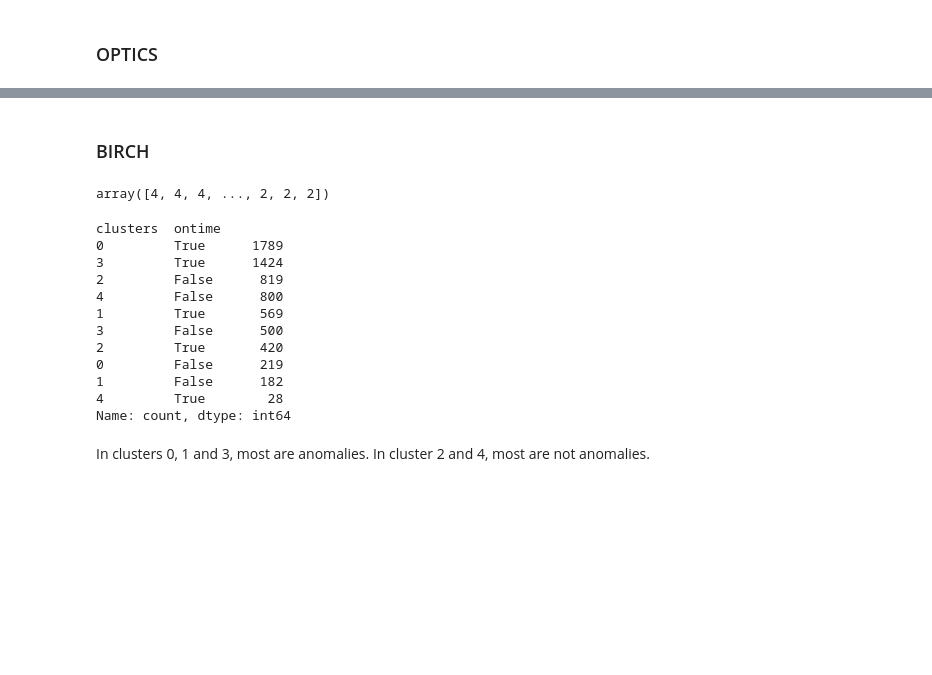
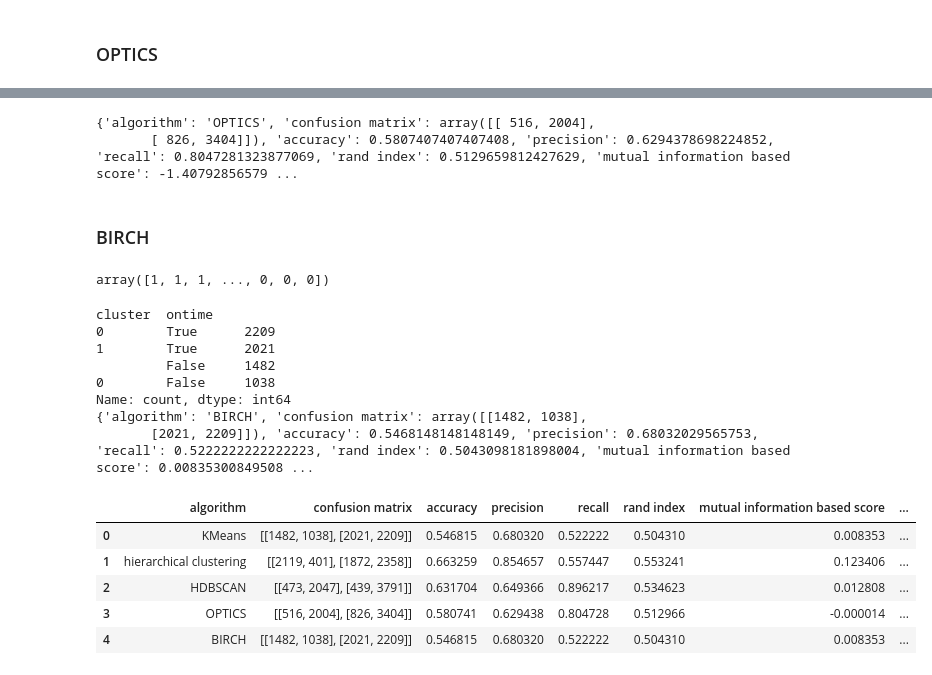
Before and after one commit to Bowei-Gao/MasterGraduationProject, a Jupyter notebook: Delivery_truck_trip_data_unsupervised.ipynb, the cells around one changed output, grey strips where cells are left out. Saved outputs shown, nothing was run; the diff lists cells and outputs as text; code cells hidden in the pictures; blank space fills up the shorter version.

```diff
--- a/Delivery_truck_trip_data_unsupervised.ipynb
+++ b/Delivery_truck_trip_data_unsupervised.ipynb
@@ -323,29 +263,41 @@ OPTICS also doesn't work well.
+# %%
+y_predict = optics_labels_df['clusters'].map(lambda x: x >= 0)
+add_performance('OPTICS', y, y_predict)
+# %% [output]
+{'algorithm': 'OPTICS', 'confusion matrix': array([[ 516, 2004],
+       [ 826, 3404]]), 'accuracy': 0.5807407407407408, 'precision': 0.6294378698224852, 'recall': 0.8047281323877069, 'rand index': 0.5129659812427629, 'mutual information based score': -1.40792856579 ...
 # %% [markdown]
 ### BIRCH
 # %%
 from sklearn.cluster import Birch
 
-brc = Birch(n_clusters=5)
+brc = Birch(n_clusters=2)
 brc.fit(X)
 brc.predict(X)
 # %% [output]
-array([4, 4, 4, ..., 2, 2, 2])
+array([1, 1, 1, ..., 0, 0, 0])
 # %%
-brc_labels_df = pd.DataFrame(brc.labels_, columns=['clusters'])
+brc_labels_df = pd.DataFrame(brc.labels_, columns=['cluster'])
 brc_labels_df = pd.concat([brc_labels_df, y], axis=1)
-brc_labels_df.value_counts()
+print(brc_labels_df.value_counts())
+
+y_predict = brc_labels_df['cluster'].map({1: False, 0: True})
+add_performance('BIRCH', y, y_predict)
 # %% [output]
-clusters  ontime
-0         True      1789
-3         True      1424
-2         False      819
-4         False      800
-1         True       569
-3         False      500
-2         True       420
-0         False      219
-1         False      182
-4         True        28
+cluster  ontime
+0        True      2209
+1        True      2021
+         False     1482
+0        False     1038
 Name: count, dtype: int64
+{'algorithm': 'BIRCH', 'confusion matrix': array([[1482, 1038],
+       [2021, 2209]]), 'accuracy': 0.5468148148148149, 'precision': 0.68032029565753, 'recall': 0.5222222222222223, 'rand index': 0.5043098181898004, 'mutual information based score': 0.00835300849508 ...
-# %% [markdown]
-In clusters 0, 1 and 3, most are anomalies. In cluster 2 and 4, most are not anomalies.
+# %%
+table_of_performance
+# %% [output]
+|  | algorithm | confusion matrix | accuracy | precision | recall | rand index | mutual information based score | ... |
+| 0 | KMeans | [[1482, 1038], [2021, 2209]] | 0.546815 | 0.680320 | 0.522222 | 0.504310 | 0.008353 | ... |
+| 1 | hierarchical clustering | [[2119, 401], [1872, 2358]] | 0.663259 | 0.854657 | 0.557447 | 0.553241 | 0.123406 | ... |
+| 2 | HDBSCAN | [[473, 2047], [439, 3791]] | 0.631704 | 0.649366 | 0.896217 | 0.534623 | 0.012808 | ... |
+| 3 | OPTICS | [[516, 2004], [826, 3404]] | 0.580741 | 0.629438 | 0.804728 | 0.512966 | -0.000014 | ... |
+| 4 | BIRCH | [[1482, 1038], [2021, 2209]] | 0.546815 | 0.680320 | 0.522222 | 0.504310 | 0.008353 | ... |
```
Also changed, not shown: parts of 27 cells of this notebook, 2 other files.
